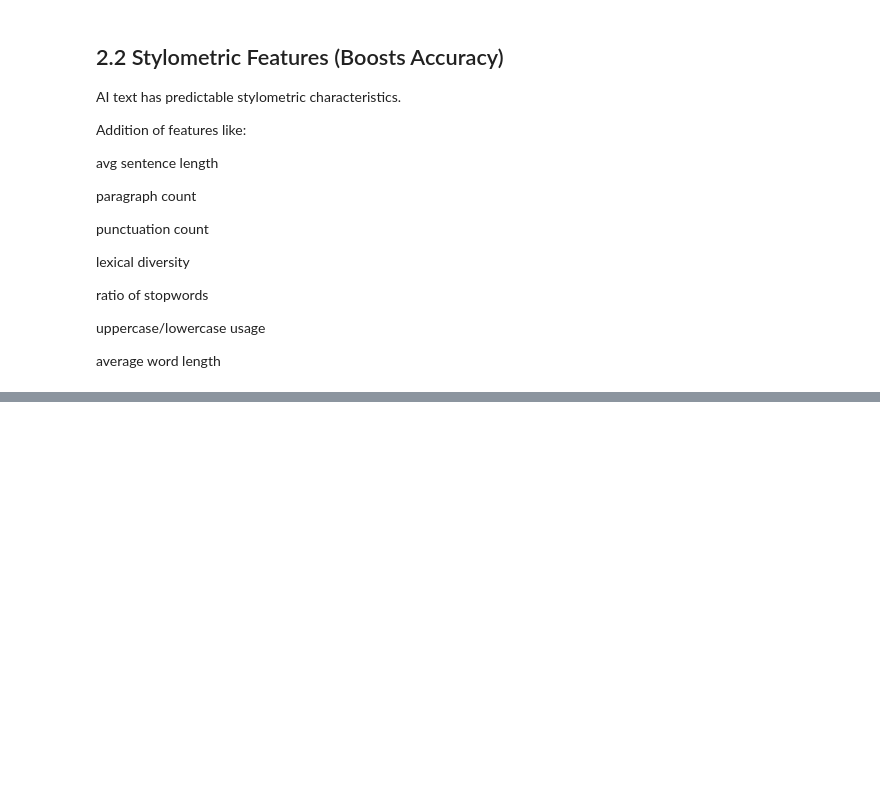
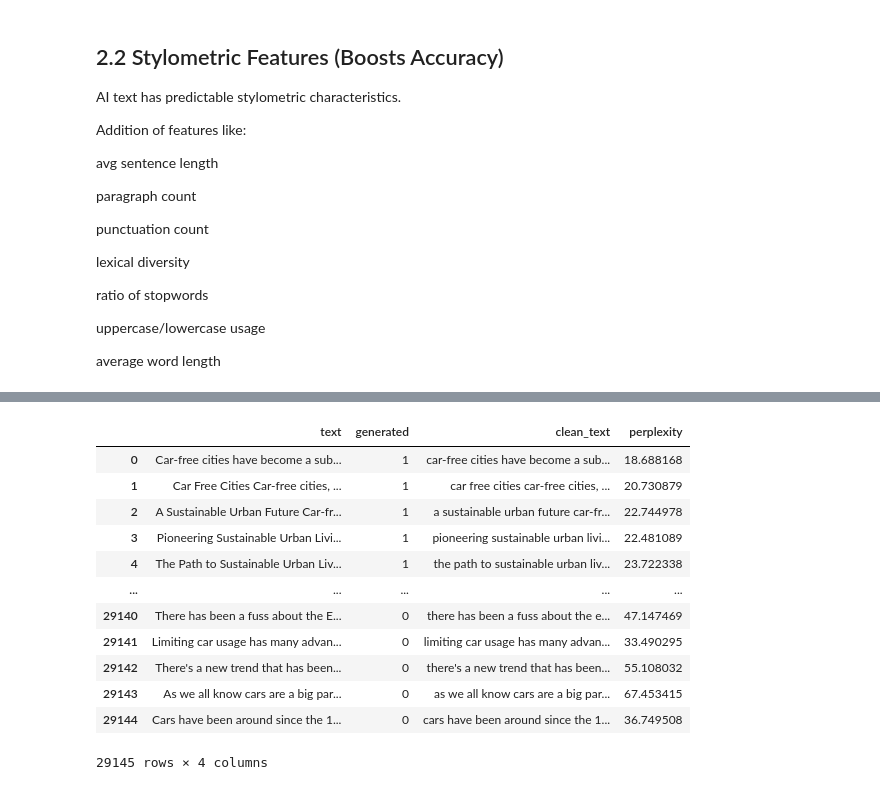
Before and after one commit to soipanhamisi/TextClassifierModel, a Jupyter notebook: textClassifer_nb.ipynb, the cells around one changed output, grey strips where cells are left out. Drawn from its saved outputs; the diff is of its cells as text; code cells hidden in the pictures; blank space fills up the shorter version.

```diff
--- a/textClassifer_nb.ipynb
+++ b/textClassifer_nb.ipynb
@@ -255,0 +269,21 @@ KeyboardInterrupt:
+# %%
+from transformers import GPT2LMHeadModel, GPT2TokenizerFast
+import torch
+
+device = "cuda" if torch.cuda.is_available() else "cpu"
+
+tokenizer = GPT2TokenizerFast.from_pretrained("distilgpt2")
+model_pp = GPT2LMHeadModel.from_pretrained("distilgpt2").to(device)
+torch.set_grad_enabled(False)
+
+def perplexity(text):
+    enc = tokenizer(
+        text,
+        return_tensors="pt",
+        truncation=True,
+        max_length=512,
+        add_special_tokens=False
+    ).to(device)
+
+    loss = model_pp(**enc, labels=enc["input_ids"]).loss
+    return torch.exp(loss).item()
@@ -255,0 +296,2 @@ KeyboardInterrupt:
+# %%
+text_df['perplexity'] = text_df['clean_text'].progress_apply(perplexity)
@@ -255,0 +303,16 @@ KeyboardInterrupt:
+# %%
+text_df
+# %% [output]
+|  | text | generated | clean_text | perplexity |
+| 0 | Car-free cities have become a sub... | 1 | car-free cities have become a sub... | 18.688168 |
+| 1 | Car Free Cities Car-free cities, ... | 1 | car free cities car-free cities, ... | 20.730879 |
+| 2 | A Sustainable Urban Future Car-fr... | 1 | a sustainable urban future car-fr... | 22.744978 |
+| 3 | Pioneering Sustainable Urban Livi... | 1 | pioneering sustainable urban livi... | 22.481089 |
+| 4 | The Path to Sustainable Urban Liv... | 1 | the path to sustainable urban liv... | 23.722338 |
+| ... | ... | ... | ... | ... |
+| 29140 | There has been a fuss about the E... | 0 | there has been a fuss about the e... | 47.147469 |
+| 29141 | Limiting car usage has many advan... | 0 | limiting car usage has many advan... | 33.490295 |
+| 29142 | There's a new trend that has been... | 0 | there's a new trend that has been... | 55.108032 |
+| 29143 | As we all know cars are a big par... | 0 | as we all know cars are a big par... | 67.453415 |
+| 29144 | Cars have been around since the 1... | 0 | cars have been around since the 1... | 36.749508 |
+29145 rows × 4 columns
```
Also changed, not shown: parts of 15 cells of this notebook.
